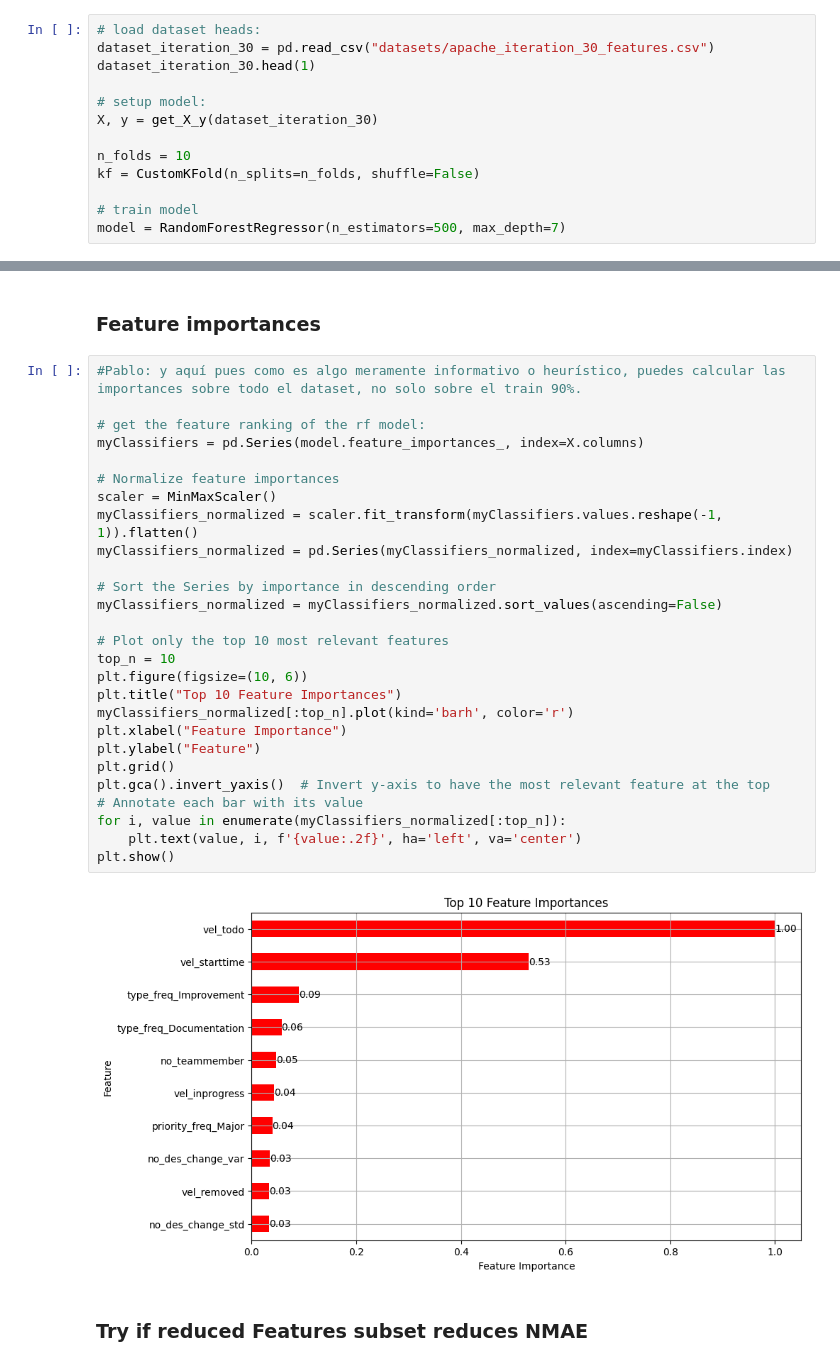
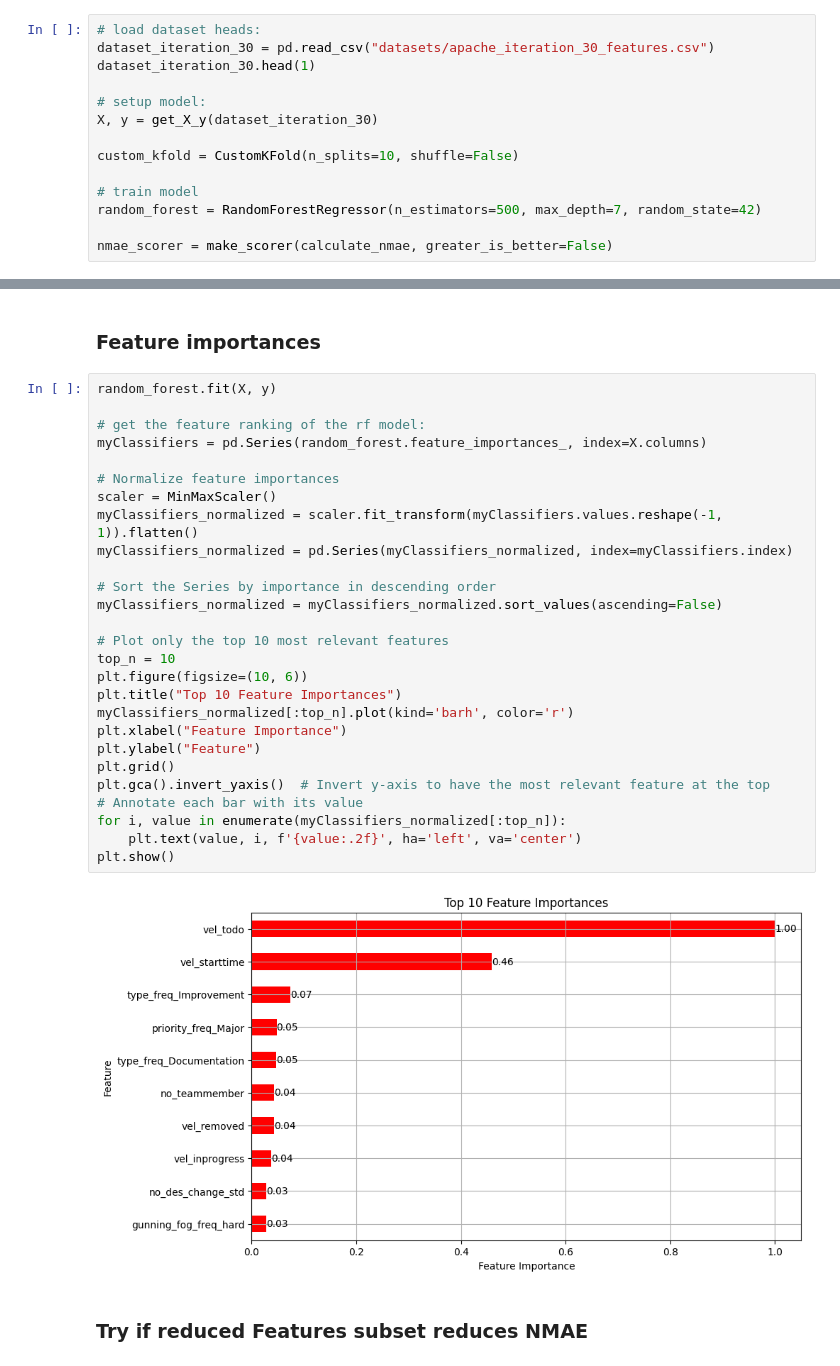
Before and after one commit to UCLM-SIMD/SDEE, a Jupyter notebook: fss.ipynb, the cells around one changed output, grey strips where cells are left out. Saved outputs shown, nothing was run; the diff lists cells and outputs as text.

Commit message:
feature importances as feature selection

```diff
--- a/fss.ipynb
+++ b/fss.ipynb
@@ -26,8 +26,9 @@ dataset_iteration_30.head(1)
 # setup model:
 X, y = get_X_y(dataset_iteration_30)
 
-n_folds = 10
-kf = CustomKFold(n_splits=n_folds, shuffle=False)
+custom_kfold = CustomKFold(n_splits=10, shuffle=False)
 
 # train model
-model = RandomForestRegressor(n_estimators=500, max_depth=7)
+random_forest = RandomForestRegressor(n_estimators=500, max_depth=7, random_state=42)
+
+nmae_scorer = make_scorer(calculate_nmae, greater_is_better=False)
@@ -49,33 +41,33 @@ RandomForestRegressor nmae: 0.3693706760350896
 # %% [markdown]
 ### Feature importances
 # %%
-#Pablo: y aquí pues como es algo meramente informativo o heurístico, puedes calcular las importances sobre todo el dataset, no solo sobre el train 90%.
+random_forest.fit(X, y)
 
 # get the feature ranking of the rf model:
-myClassifiers = pd.Series(model.feature_importances_, index=X.columns)
+myClassifiers = pd.Series(random_forest.feature_importances_, index=X.columns)
 
 # Normalize feature importances
 scaler = MinMaxScaler()
 myClassifiers_normalized = scaler.fit_transform(myClassifiers.values.reshape(-1, 1)).flatten()
 myClassifiers_normalized = pd.Series(myClassifiers_normalized, index=myClassifiers.index)
 
 # Sort the Series by importance in descending order
 myClassifiers_normalized = myClassifiers_normalized.sort_values(ascending=False)
 
 # Plot only the top 10 most relevant features
 top_n = 10
 plt.figure(figsize=(10, 6))
 plt.title("Top 10 Feature Importances")
 myClassifiers_normalized[:top_n].plot(kind='barh', color='r')
 plt.xlabel("Feature Importance")
 plt.ylabel("Feature")
 plt.grid()
 plt.gca().invert_yaxis()  # Invert y-axis to have the most relevant feature at the top
 # Annotate each bar with its value
 for i, value in enumerate(myClassifiers_normalized[:top_n]):
     plt.text(value, i, f'{value:.2f}', ha='left', va='center')
 plt.show()
 # %% [output]
-[figure, old version]
+[figure, new version]
 # %% [markdown]
 ### Try if reduced Features subset reduces NMAE
```
Also changed, not shown: parts of 6 cells of this notebook, 1 other file.
